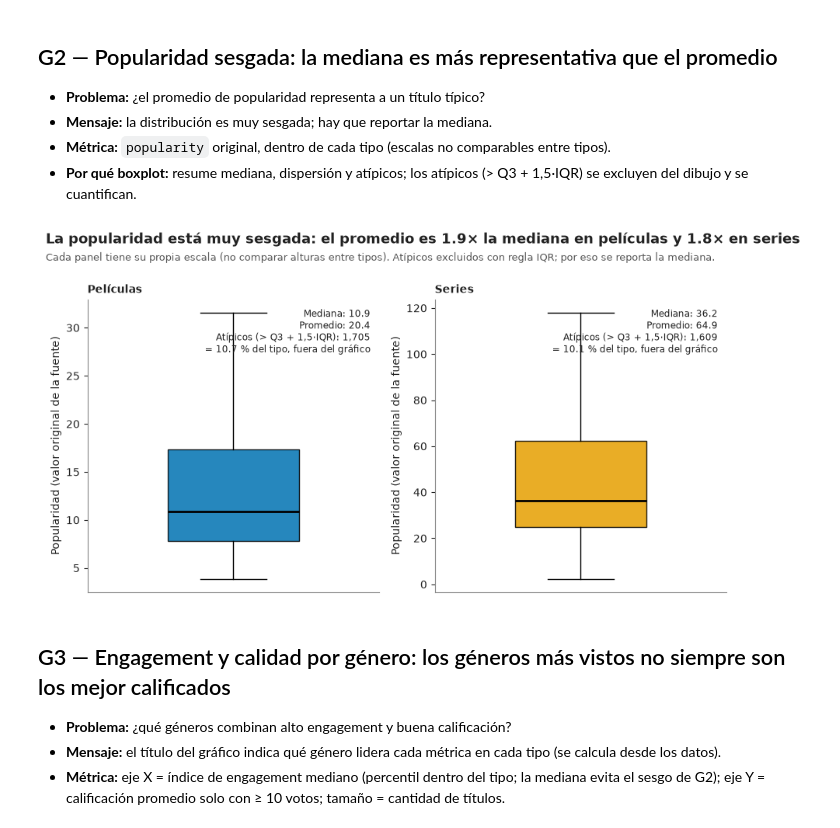
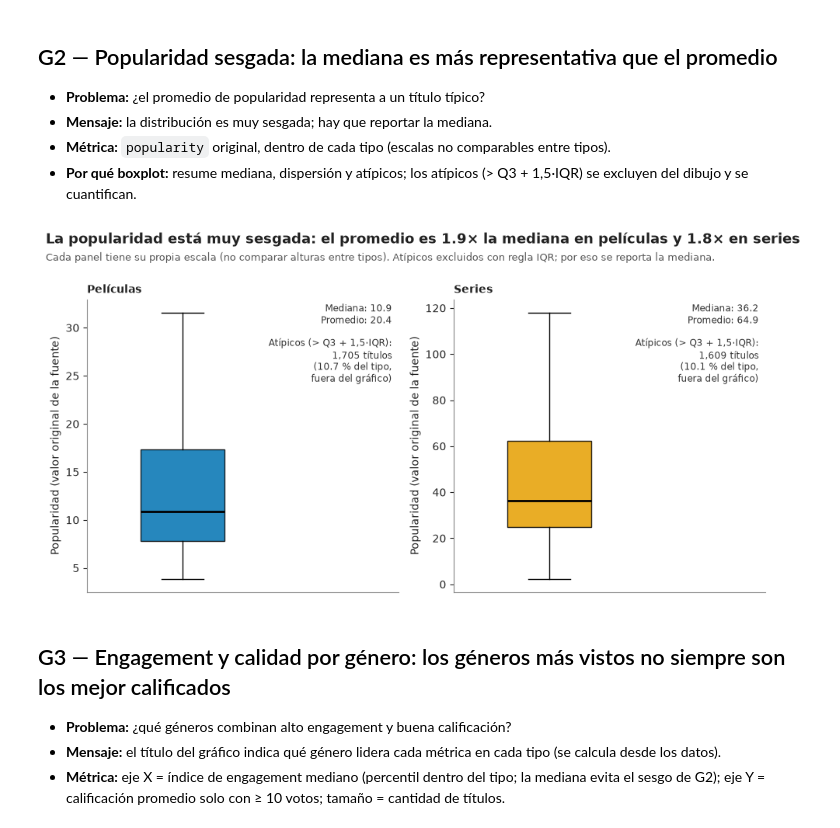
Before and after one commit to carlos31255/EV2_Visualizacion_Datos, a Jupyter notebook: notebooks/02_eda_visualizaciones.ipynb, the cells around one changed output. Cells and saved outputs as stored; diff of their text form; code cells hidden in the pictures.

Commit message:
estilo(nb02): actualiza diseño de G2 separando texto del boxplot

```diff
--- a/notebooks/02_eda_visualizaciones.ipynb
+++ b/notebooks/02_eda_visualizaciones.ipynb
@@ -78,28 +78,33 @@ for t in TIPOS:
 - **Métrica:** `popularity` original, dentro de cada tipo (escalas no comparables entre tipos).
 - **Por qué boxplot:** resume mediana, dispersión y atípicos; los atípicos (> Q3 + 1,5·IQR) se excluyen del dibujo y se cuantifican.
 # %%
-fig, axes = plt.subplots(1, 2, figsize=(9, 4.6))
+fig, axes = plt.subplots(1, 2, figsize=(9.5, 4.6))
 ratios = {}
 for ax_, t in zip(axes, TIPOS):
     x = df.loc[df.tipo_contenido == t, "popularity"]
     q1, q3 = x.quantile([0.25, 0.75]); valla = q3 + 1.5 * (q3 - q1)
     n_out = int((x > valla).sum()); ratios[t] = x.mean() / x.median()
-    ax_.boxplot(x, showfliers=False, whis=1.5, patch_artist=True, widths=0.45,
+    # Boxplot desplazado a la izquierda para dejar espacio al texto
+    ax_.boxplot(x, positions=[0.6], widths=0.35, showfliers=False, whis=1.5, patch_artist=True,
                 boxprops=dict(facecolor=COLOR[t], alpha=0.85),
                 medianprops=dict(color="black", linewidth=2))
+    ax_.set_xlim(0.2, 1.5)
     ax_.set_xticks([]); ax_.set_title(t + "s", loc="left", fontsize=10, fontweight="bold")
     ax_.set_ylabel("Popularidad (valor original de la fuente)")
-    ax_.text(0.97, 0.97, f"Mediana: {x.median():.1f}\nPromedio: {x.mean():.1f}\n"
-             f"Atípicos (> Q3 + 1,5·IQR): {n_out:,}\n= {n_out/len(x)*100:.1f} % del tipo, fuera del gráfico",
-             transform=ax_.transAxes, ha="right", va="top", fontsize=8.5)
+
+    # Texto a la derecha, separado del boxplot
+    ax_.text(0.98, 0.85, f"Mediana: {x.median():.1f}\nPromedio: {x.mean():.1f}\n\n"
+             f"Atípicos (> Q3 + 1,5·IQR):\n{n_out:,} títulos\n({n_out/len(x)*100:.1f} % del tipo,\nfuera del gráfico)",
+             transform=ax_.transAxes, ha="right", va="center", fontsize=8.5,
+             color="#333333", linespacing=1.3)
     cifra("G2", f"mediana_popularidad_{t}", x.median()); cifra("G2", f"atipicos_{t}", n_out)
 encabezado(fig, f"La popularidad está muy sesgada: el promedio es {ratios['Película']:.1f}× la mediana en películas "
                 f"y {ratios['Serie']:.1f}× en series",
            "Cada panel tiene su propia escala (no comparar alturas entre tipos). Atípicos excluidos con regla IQR; "
            "por eso se reporta la mediana.")
 fig.tight_layout(); guardar(fig, "g2_popularidad_boxplot_iqr.png")
 # %% [output]
-[figure, old version]
+[figure, new version]
 # %% [markdown]
 ## G3 — Engagement y calidad por género: los géneros más vistos no siempre son los mejor calificados
 - **Problema:** ¿qué géneros combinan alto engagement y buena calificación?
```
Also changed, not shown: 1 other file.
